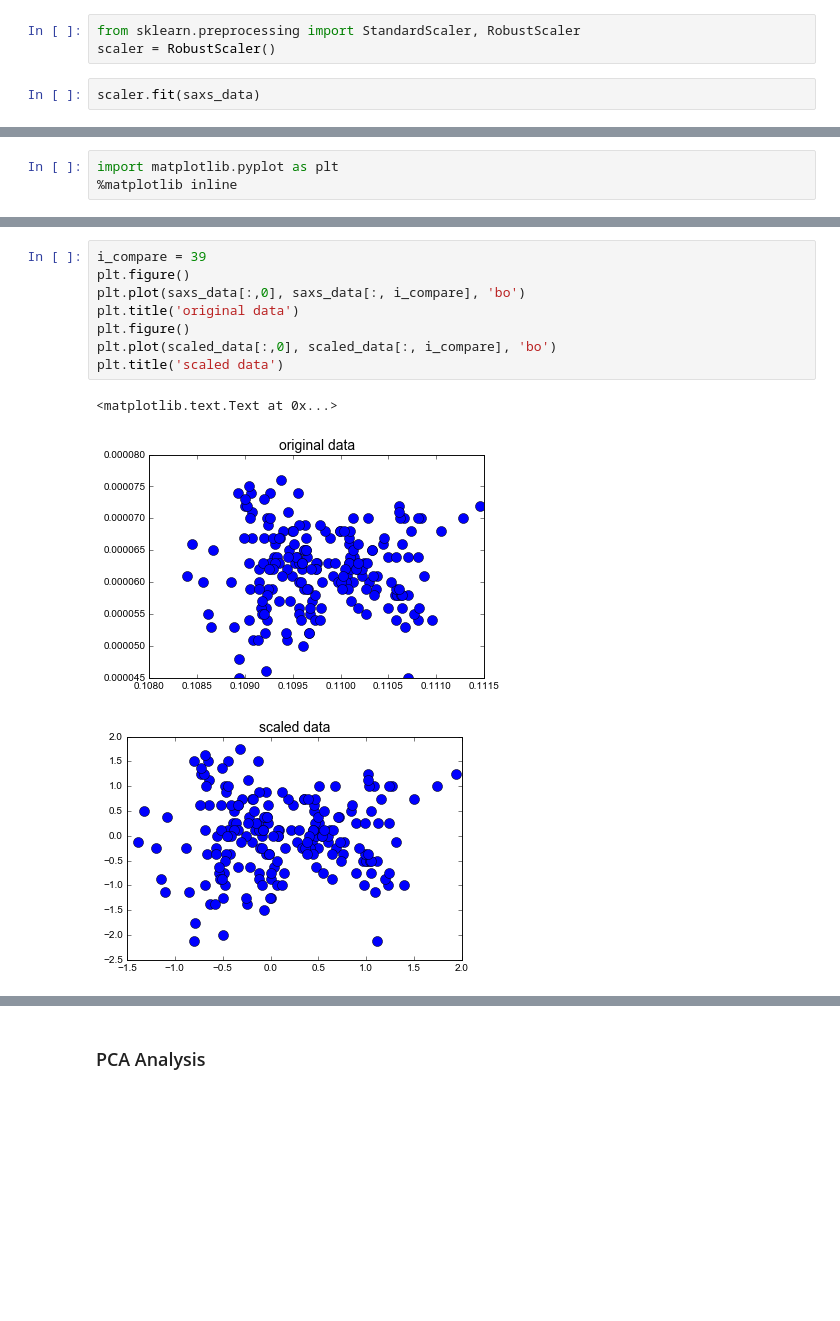
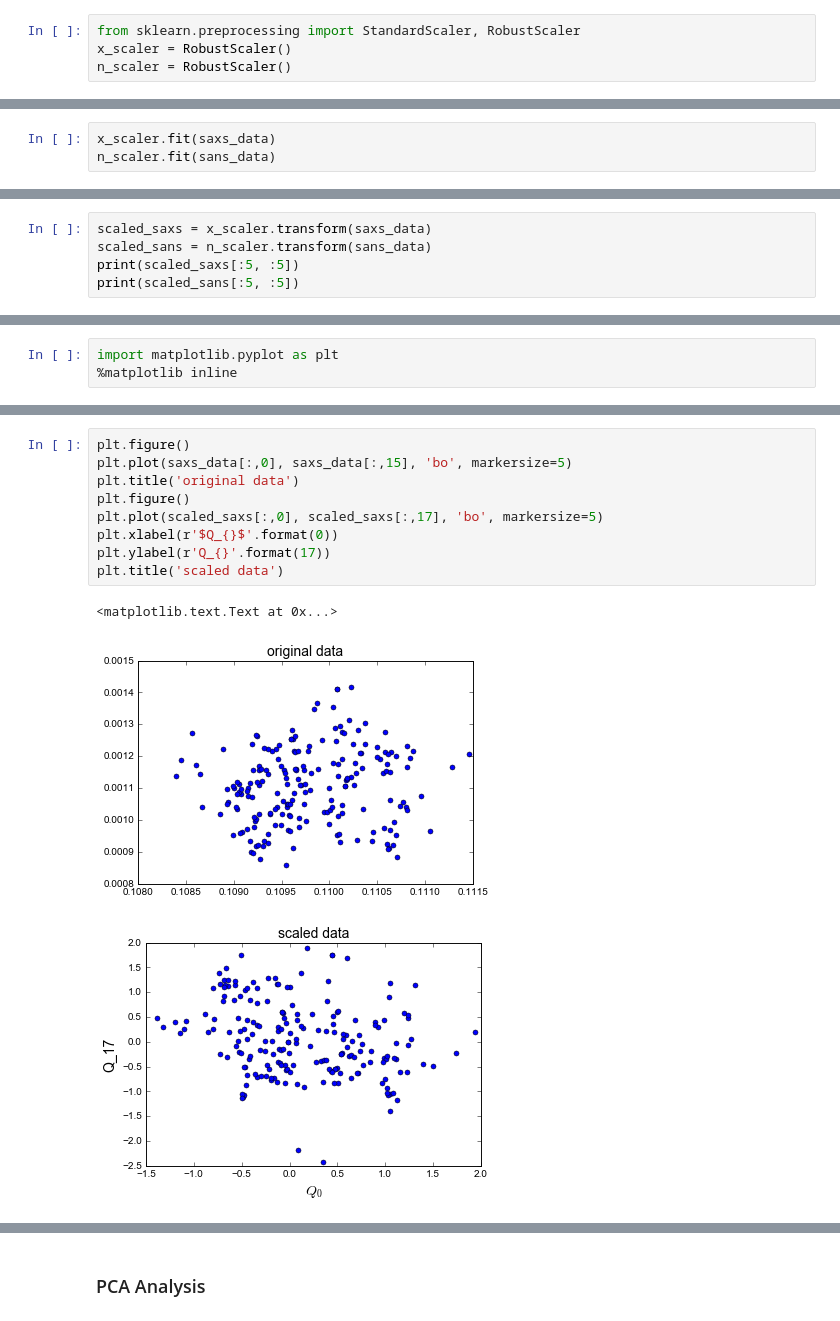
Before and after one commit to StevenCHowell/sas_clustering, a Jupyter notebook: Exploring Data Clustering.ipynb, the cells around one changed output, grey strips where cells are left out. Cells and saved outputs as stored; diff of their text form; blank space fills up the shorter version.

```diff
--- a/Exploring Data Clustering.ipynb
+++ b/Exploring Data Clustering.ipynb
@@ -92,6 +128,5 @@ print(saxs_range)
 Originally used `StandardScaler` but changed to `RobustScaler` to avoid complications from outliers (which skew the mean)
 # %%
 from sklearn.preprocessing import StandardScaler, RobustScaler
-scaler = RobustScaler()
+x_scaler = RobustScaler()
+n_scaler = RobustScaler()
-# %%
-scaler.fit(saxs_data)
@@ -108,0 +133,3 @@ print(scaled_data[:5, :5])
+# %%
+x_scaler.fit(saxs_data)
+n_scaler.fit(sans_data)
@@ -108,0 +138,5 @@ print(scaled_data[:5, :5])
+# %%
+scaled_saxs = x_scaler.transform(saxs_data)
+scaled_sans = n_scaler.transform(sans_data)
+print(scaled_saxs[:5, :5])
+print(scaled_sans[:5, :5])
@@ -136,12 +194,13 @@ plt.title('scaled data')
 # %%
-i_compare = 39
 plt.figure()
-plt.plot(saxs_data[:,0], saxs_data[:, i_compare], 'bo')
+plt.plot(saxs_data[:,0], saxs_data[:,15], 'bo', markersize=5)
 plt.title('original data')
 plt.figure()
-plt.plot(scaled_data[:,0], scaled_data[:, i_compare], 'bo')
+plt.plot(scaled_saxs[:,0], scaled_saxs[:,17], 'bo', markersize=5)
+plt.xlabel(r'$Q_{}$'.format(0))
+plt.ylabel(r'Q_{}'.format(17))
 plt.title('scaled data')
 # %% [output]
 <matplotlib.text.Text at 0x...>
-[figure, old version]
+[figure, new version]
-[figure, old version]
+[figure, new version]
```
Also changed, not shown: parts of 40 cells of this notebook, 1 other file.
